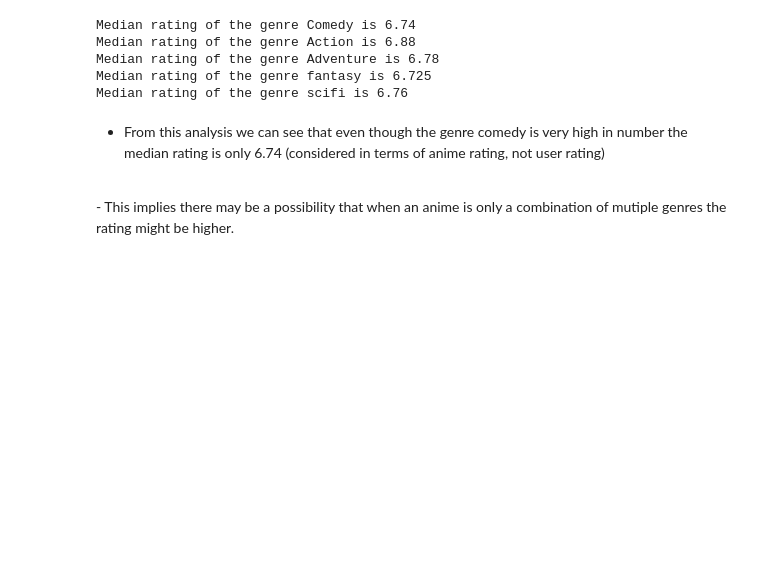
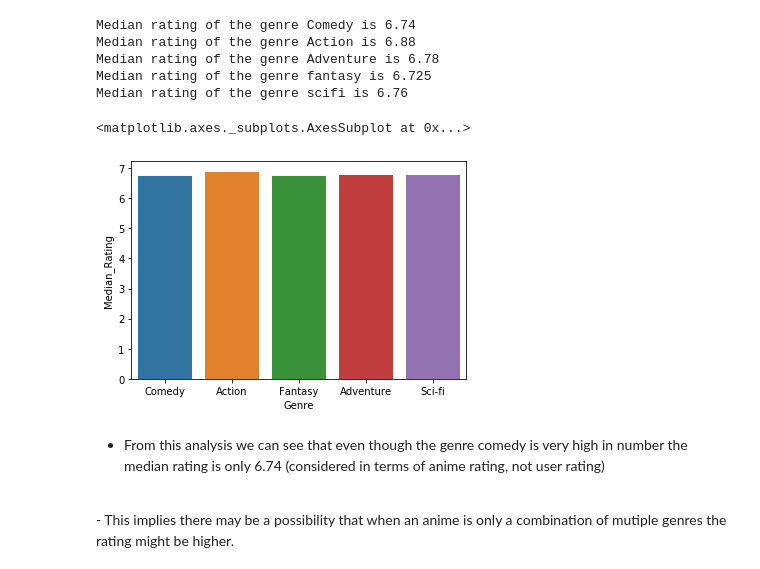
Before and after one commit to dhanushkumare/Anime-Recommendation, a Jupyter notebook: Exploratory Data Analysis/Exploratory Data Analysis.ipynb, the cells around one changed output. Saved outputs shown, nothing was run; the diff lists cells and outputs as text; code cells hidden in the pictures; blank space fills up the shorter version.

```diff
--- a/Exploratory Data Analysis/Exploratory Data Analysis.ipynb
+++ b/Exploratory Data Analysis/Exploratory Data Analysis.ipynb
@@ -191,6 +197,11 @@ for df_val in range(len(df_anime)):
     if 'Sci-Fi' in  df_anime.iloc[df_val]['genre']:
         scifi_rating.append(df_anime.iloc[df_val]['rating'])
 # %%
+temp_genre_type = pd.DataFrame({"Genre":['Comedy' , 'Action' , "Fantasy" , "Adventure" , "Sci-fi"] , 'Median_Rating':
+                               [np.median(comedy_rating),np.median(action_rating),
+                               np.median(fantasy_rating),np.median(adventure_rating),
+                               np.median(scifi_rating)]})
+
 print("Median rating of the genre Comedy is"  , np.median(comedy_rating))
 print("Median rating of the genre Action is"  , np.median(action_rating))
 print("Median rating of the genre Adventure is"  , np.median(adventure_rating))
@@ -202,6 +213,11 @@ Median rating of the genre Action is 6.88
 Median rating of the genre Adventure is 6.78
 Median rating of the genre fantasy is 6.725
 Median rating of the genre scifi is 6.76
+# %%
+sns.barplot(temp_genre_type['Genre'] , temp_genre_type['Median_Rating'])
+# %% [output]
+<matplotlib.axes._subplots.AxesSubplot at 0x...>
+[figure, added]
 # %% [markdown]
 - From this analysis we can see that even though the genre comedy is very high in number the median rating is only 6.74 (considered in terms of anime rating, not user rating)
 <br>
```
Also changed, not shown: parts of 20 cells of this notebook.
